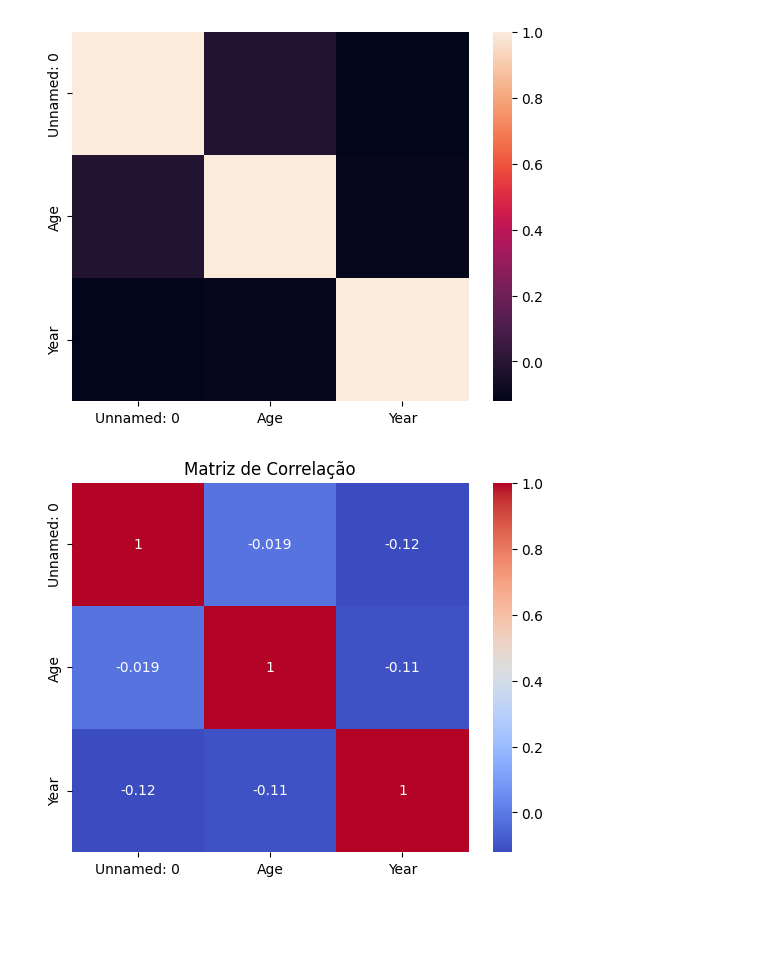
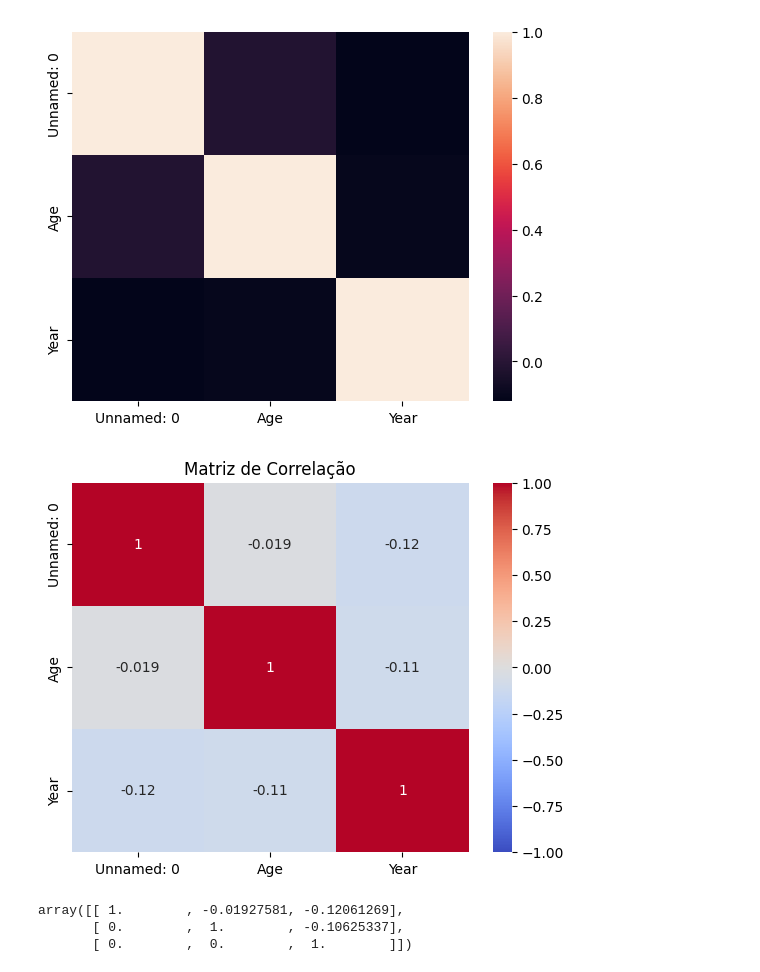
Before and after one commit to lucilagabriela/olimpiadas, a Jupyter notebook: Análise Exploratória de Dados.ipynb, the cells around one changed output. Saved outputs shown, nothing was run; the diff lists cells and outputs as text; code cells hidden in the pictures; blank space fills up the shorter version.

```diff
--- a/Análise Exploratória de Dados.ipynb
+++ b/Análise Exploratória de Dados.ipynb
@@ -233,8 +233,15 @@ sns.heatmap(base.corr())
 [figure]
 # %%
 correlation_matrix = base.corr()
-sns.heatmap(correlation_matrix, annot=True, cmap='coolwarm')
+sns.heatmap(correlation_matrix, annot=True, cmap='coolwarm', vmin=-1, vmax=1)
 plt.title('Matriz de Correlação')
 plt.show()
 # %% [output]
-[figure, old version]
+[figure, new version]
+# %%
+mask = np.triu(base.corr())
+mask
+# %% [output]
+array([[ 1.        , -0.01927581, -0.12061269],
+       [ 0.        ,  1.        , -0.10625337],
+       [ 0.        ,  0.        ,  1.        ]])
```
Also changed, not shown: parts of 9 cells of this notebook.
